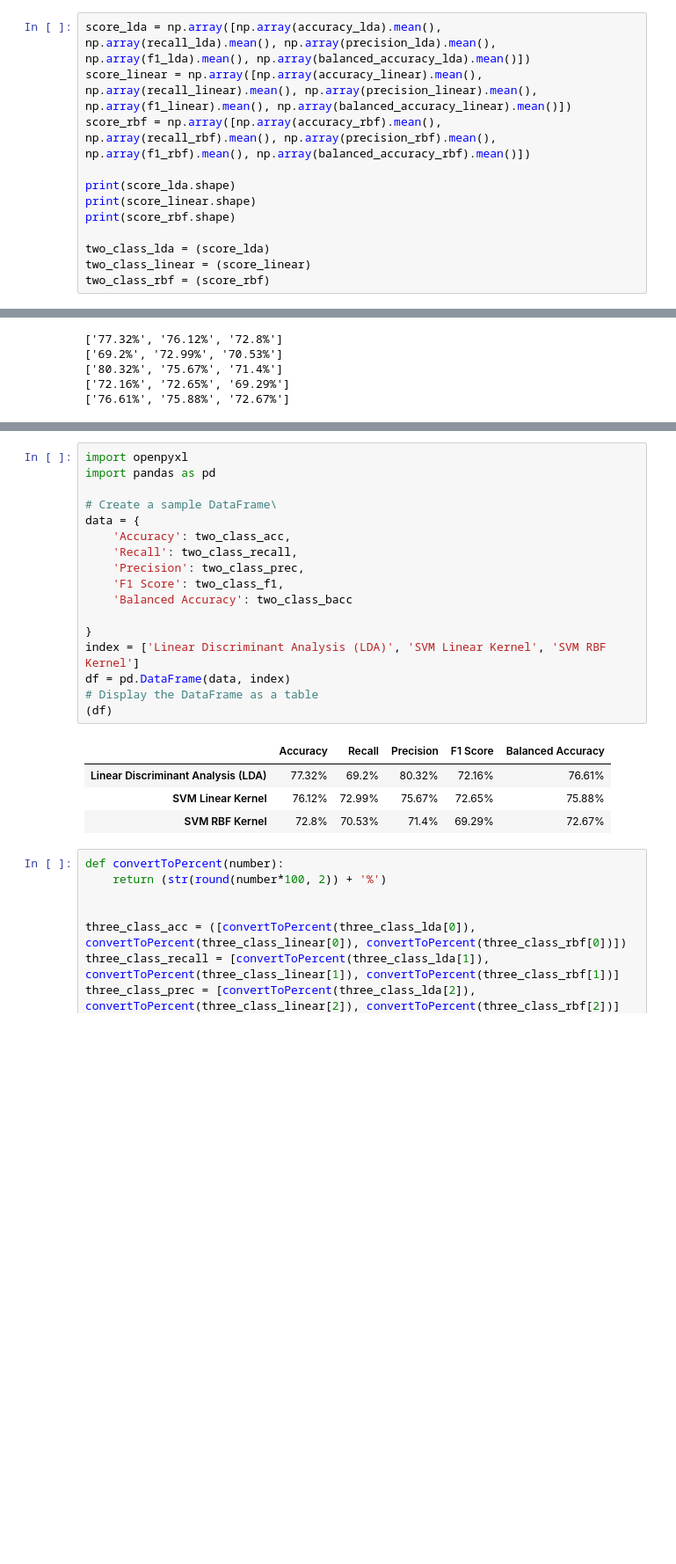
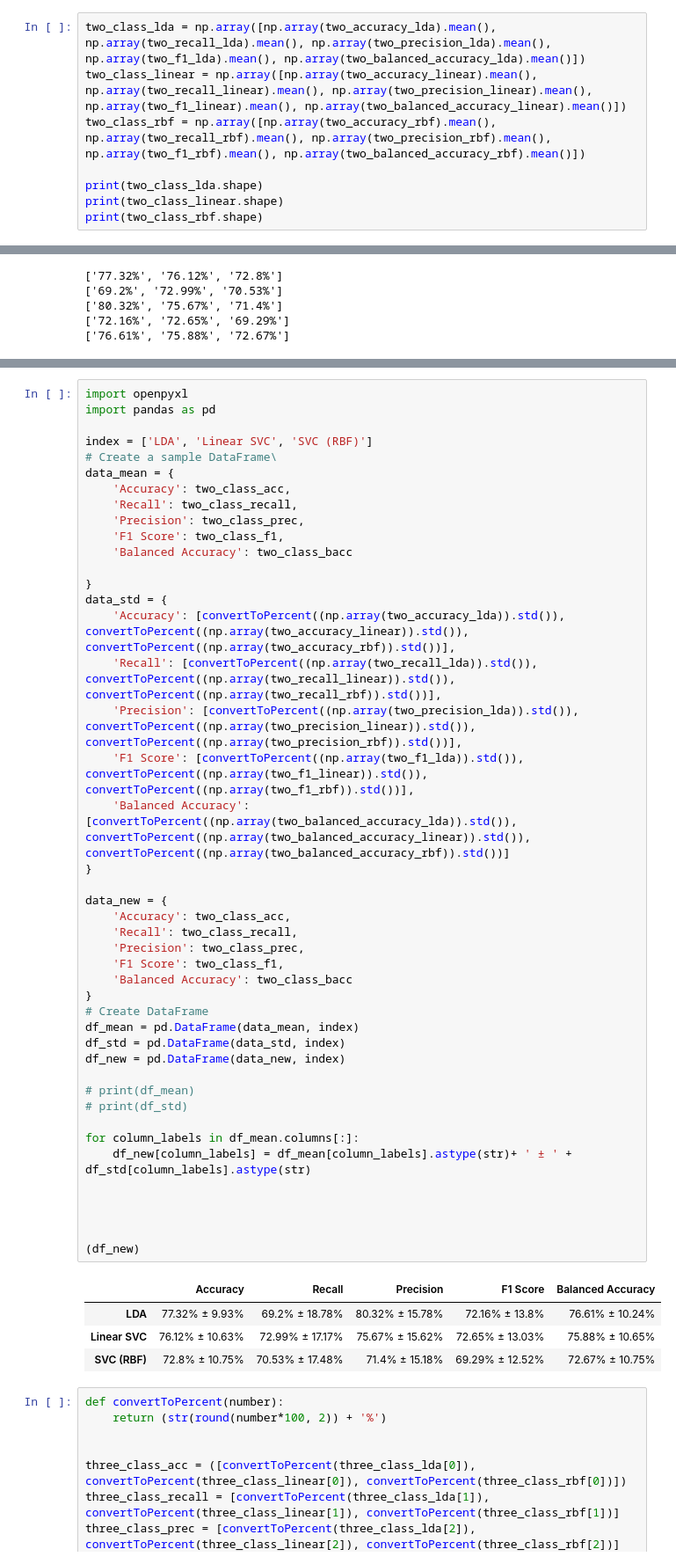
Before and after one commit to walihas/walihas, a Jupyter notebook: Classifying_Alzheimer's_Disease_and_Dementia_Patients_Using_Non-invasive_EEG_Biomarkers.ipynb, the cells around one changed output, grey strips where cells are left out. Shown at 88% size. Cells and saved outputs as stored; diff of their text form; blank space fills up the shorter version.

```diff
--- a/Classifying_Alzheimer's_Disease_and_Dementia_Patients_Using_Non-invasive_EEG_Biomarkers.ipynb
+++ b/Classifying_Alzheimer's_Disease_and_Dementia_Patients_Using_Non-invasive_EEG_Biomarkers.ipynb
@@ -487,15 +469,11 @@ for i in range(NUM_TRIALS):
 # %%
-score_lda = np.array([np.array(accuracy_lda).mean(), np.array(recall_lda).mean(), np.array(precision_lda).mean(), np.array(f1_lda).mean(), np.array(balanced_accuracy_lda).mean()])
-score_linear = np.array([np.array(accuracy_linear).mean(), np.array(recall_linear).mean(), np.array(precision_linear).mean(), np.array(f1_linear).mean(), np.array(balanced_accuracy_linear).mean()])
-score_rbf = np.array([np.array(accuracy_rbf).mean(), np.array(recall_rbf).mean(), np.array(precision_rbf).mean(), np.array(f1_rbf).mean(), np.array(balanced_accuracy_rbf).mean()])
+two_class_lda = np.array([np.array(two_accuracy_lda).mean(), np.array(two_recall_lda).mean(), np.array(two_precision_lda).mean(), np.array(two_f1_lda).mean(), np.array(two_balanced_accuracy_lda).mean()])
+two_class_linear = np.array([np.array(two_accuracy_linear).mean(), np.array(two_recall_linear).mean(), np.array(two_precision_linear).mean(), np.array(two_f1_linear).mean(), np.array(two_balanced_accuracy_linear).mean()])
+two_class_rbf = np.array([np.array(two_accuracy_rbf).mean(), np.array(two_recall_rbf).mean(), np.array(two_precision_rbf).mean(), np.array(two_f1_rbf).mean(), np.array(two_balanced_accuracy_rbf).mean()])
 
-print(score_lda.shape)
-print(score_linear.shape)
-print(score_rbf.shape)
-
-two_class_lda = (score_lda)
-two_class_linear = (score_linear)
-two_class_rbf = (score_rbf)
+print(two_class_lda.shape)
+print(two_class_linear.shape)
+print(two_class_rbf.shape)
 # %% [output]
 (5,)
 (5,)
@@ -726,25 +676,52 @@ print(two_class_bacc)
 # %%
 import openpyxl
 import pandas as pd
 
+index = ['LDA', 'Linear SVC', 'SVC (RBF)']
 # Create a sample DataFrame\
-data = {
+data_mean = {
     'Accuracy': two_class_acc,
     'Recall': two_class_recall,
     'Precision': two_class_prec,
     'F1 Score': two_class_f1,
     'Balanced Accuracy': two_class_bacc
 
 }
-index = ['Linear Discriminant Analysis (LDA)', 'SVM Linear Kernel', 'SVM RBF Kernel']
-df = pd.DataFrame(data, index)
-# Display the DataFrame as a table
-(df)
+data_std = {
+    'Accuracy': [convertToPercent((np.array(two_accuracy_lda)).std()), convertToPercent((np.array(two_accuracy_linear)).std()), convertToPercent((np.array(two_accuracy_rbf)).std())],
+    'Recall': [convertToPercent((np.array(two_recall_lda)).std()), convertToPercent((np.array(two_recall_linear)).std()), convertToPercent((np.array(two_recall_rbf)).std())],
+    'Precision': [convertToPercent((np.array(two_precision_lda)).std()), convertToPercent((np.array(two_precision_linear)).std()), convertToPercent((np.array(two_precision_rbf)).std())],
+    'F1 Score': [convertToPercent((np.array(two_f1_lda)).std()), convertToPercent((np.array(two_f1_linear)).std()), convertToPercent((np.array(two_f1_rbf)).std())],
+    'Balanced Accuracy':[convertToPercent((np.array(two_balanced_accuracy_lda)).std()), convertToPercent((np.array(two_balanced_accuracy_linear)).std()), convertToPercent((np.array(two_balanced_accuracy_rbf)).std())]
+}
+
+data_new = {
+    'Accuracy': two_class_acc,
+    'Recall': two_class_recall,
+    'Precision': two_class_prec,
+    'F1 Score': two_class_f1,
+    'Balanced Accuracy': two_class_bacc
+}
+# Create DataFrame
+df_mean = pd.DataFrame(data_mean, index)
+df_std = pd.DataFrame(data_std, index)
+df_new = pd.DataFrame(data_new, index)
+
+# print(df_mean)
+# print(df_std)
+
+for column_labels in df_mean.columns[:]:
+    df_new[column_labels] = df_mean[column_labels].astype(str)+ ' ± ' + df_std[column_labels].astype(str)
+
+
+
+
+(df_new)
 # %% [output]
 |  | Accuracy | Recall | Precision | F1 Score | Balanced Accuracy |
-| Linear Discriminant Analysis (LDA) | 77.32% | 69.2% | 80.32% | 72.16% | 76.61% |
-| SVM Linear Kernel | 76.12% | 72.99% | 75.67% | 72.65% | 75.88% |
-| SVM RBF Kernel | 72.8% | 70.53% | 71.4% | 69.29% | 72.67% |
+| LDA | 77.32% ± 9.93% | 69.2% ± 18.78% | 80.32% ± 15.78% | 72.16% ± 13.8% | 76.61% ± 10.24% |
+| Linear SVC | 76.12% ± 10.63% | 72.99% ± 17.17% | 75.67% ± 15.62% | 72.65% ± 13.03% | 75.88% ± 10.65% |
+| SVC (RBF) | 72.8% ± 10.75% | 70.53% ± 17.48% | 71.4% ± 15.18% | 69.29% ± 12.52% | 72.67% ± 10.75% |
 # %%
 def convertToPercent(number):
     return (str(round(number*100, 2)) + '%')
```
Also changed, not shown: parts of 33 cells of this notebook.
